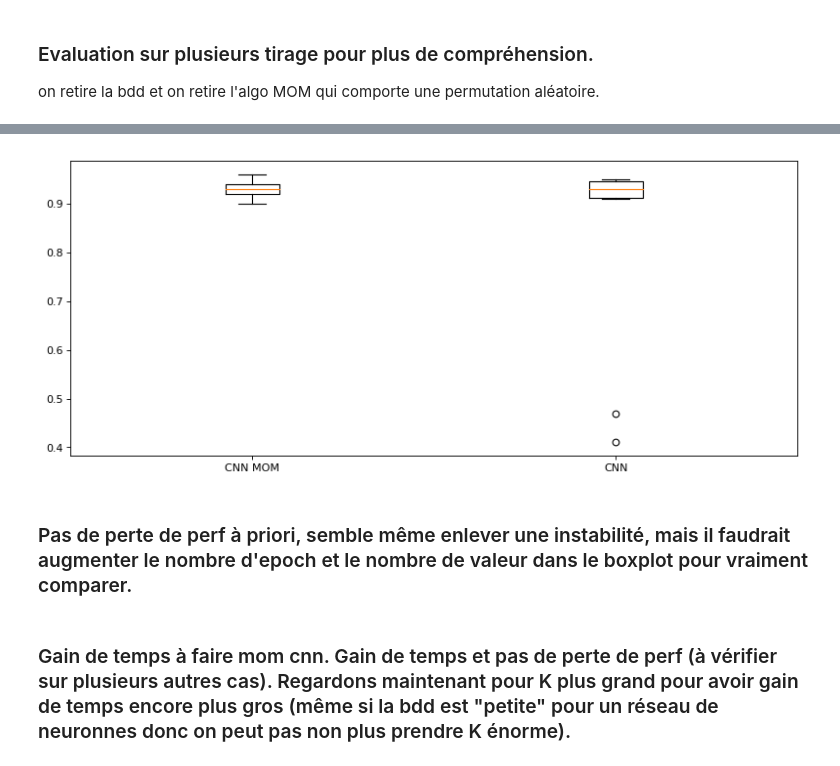
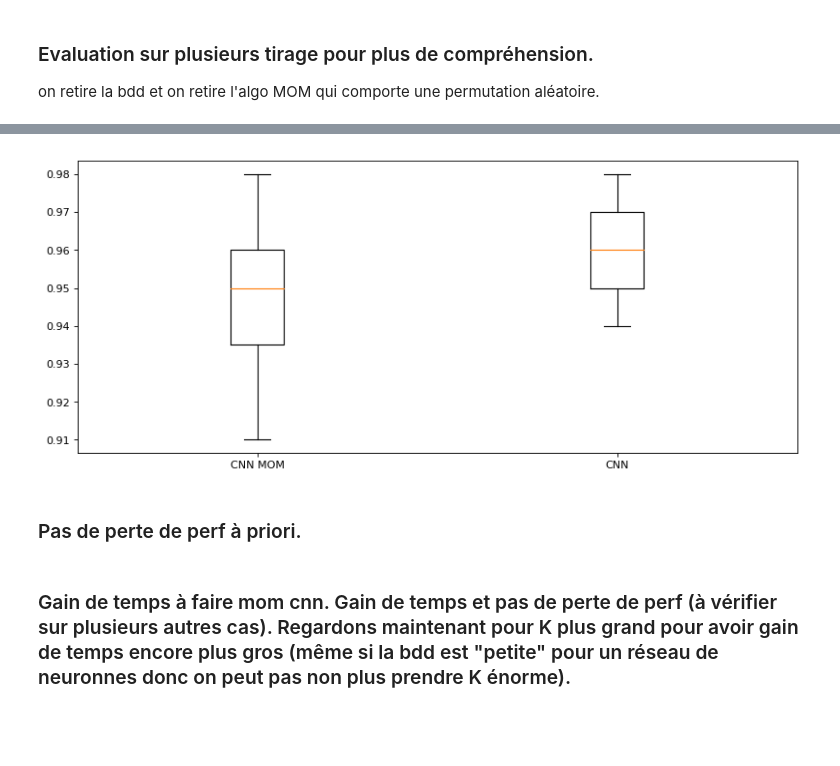
Before and after one commit to lecueguillaume/MOMpower, a Jupyter notebook: Tiny test.ipynb, the cells around one changed output, grey strips where cells are left out. Saved outputs shown, nothing was run; the diff lists cells and outputs as text; code cells hidden in the pictures; blank space fills up the shorter version.

```diff
--- a/Tiny test.ipynb
+++ b/Tiny test.ipynb
@@ -107,7 +107,7 @@ resmom=[]
 rescnn=[]
 from cnn import CNN
 
-for t in range(10):
+for t in range(15):
     print(t)
     perm=np.random.permutation(1000)
     y=y[perm]
@@ -116,7 +116,7 @@ for t in range(10):
     test=list(range(int(9*len(y)/10),len(y)))
 
     a=time.time()
-    clf=CNN_MOM(K=15,channels=[16,32],final_layer_shape=80,learning_rate=1e-3,beta=1e-2,epochs=250,epoch_count=50,regex=False)
+    clf=CNN_MOM(K=10,channels=[16,32],final_layer_shape=80,learning_rate=1e-3,beta=1e-2,epochs=250,epoch_count=50,regex=False)
     clf.fit(files[train],y[train])
     pred=clf.predict(files[test])
     resmom+=[np.mean(y[test]==pred)]
@@ -147,12 +129,12 @@ INFO:tensorflow:Restoring parameters from graph_cnn.tf
 from matplotlib import pyplot as plt
 # %%
 fig=plt.figure(figsize=(12, 5), dpi= 80, facecolor='w', edgecolor='k')
-plt.boxplot(np.array([resmom,rescnn]).T,labels=['CNN MOM','CNN'])
+plt.boxplot(np.array([resmom[:-1],rescnn]).T,labels=['CNN MOM','CNN'])
 plt.show()
 # %% [output]
-[figure, old version]
+[figure, new version]
-# %% [markdown]
-### Pas de perte de perf à priori, semble même enlever une instabilité, mais il faudrait augmenter le nombre d'epoch et le nombre de valeur dans le boxplot pour vraiment comparer.
+# %% [markdown]
+### Pas de perte de perf à priori.
 # %% [markdown]
 ### Gain de temps à faire mom cnn. Gain de temps et pas de perte de perf (à vérifier sur plusieurs autres cas). Regardons maintenant pour K plus grand pour avoir gain de temps encore plus gros (même si la bdd est "petite" pour un réseau de neuronnes donc on peut pas non plus prendre K énorme).
 # %%
```
Also changed, not shown: parts of 10 cells of this notebook.
